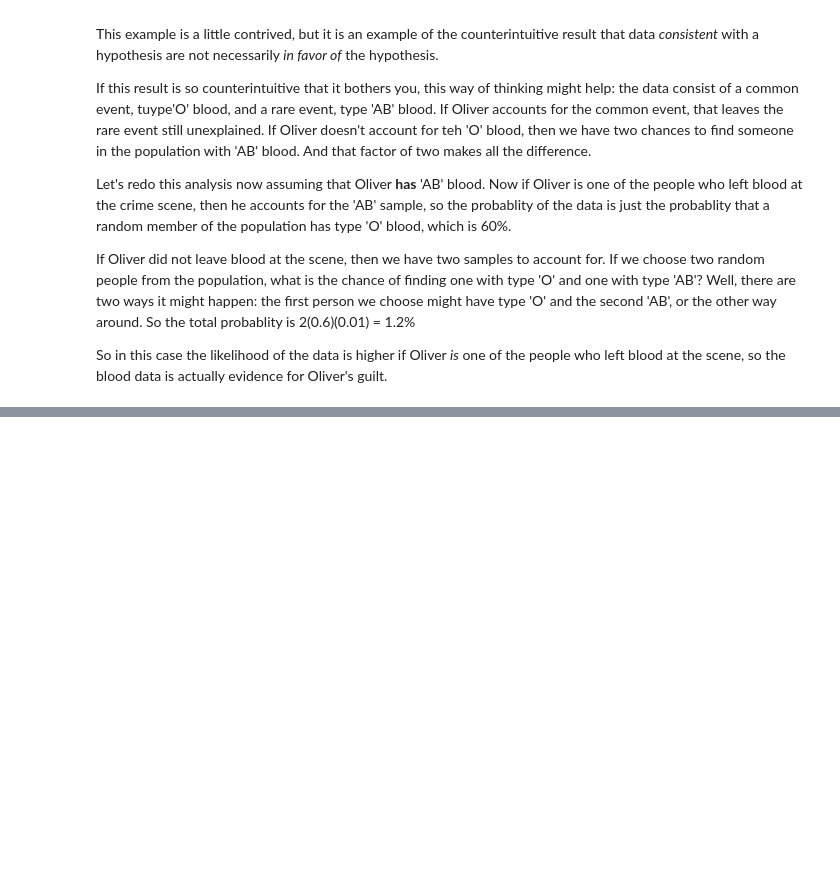
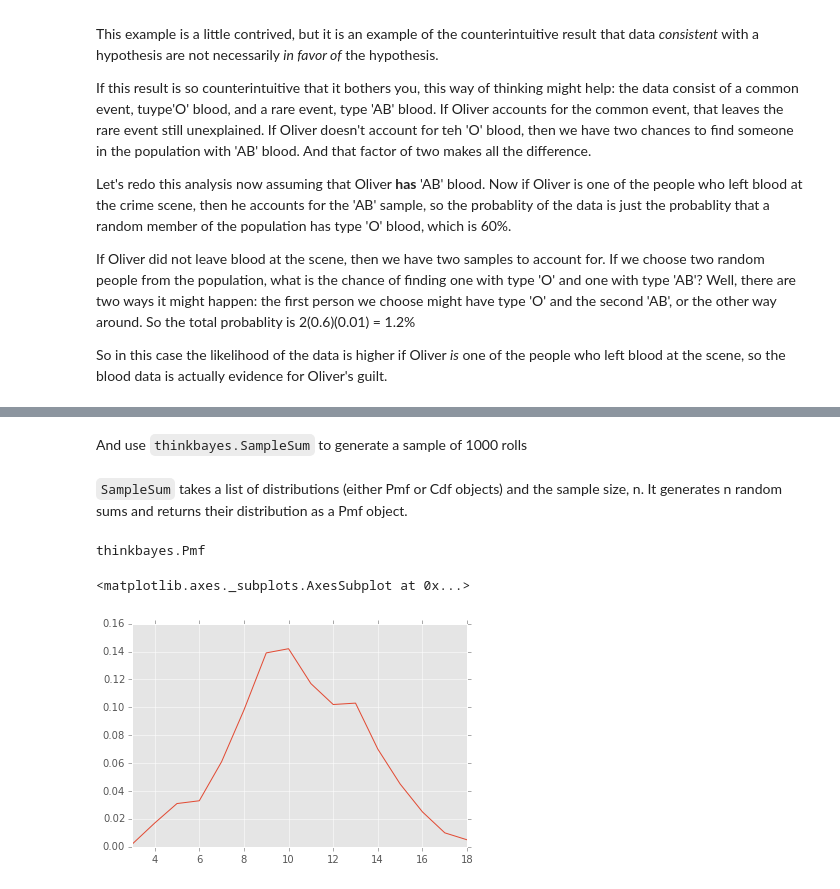
Before and after one commit to doolingdavid/ThinkBayes, a Jupyter notebook: code/newnotes.ipynb, the cells around one changed output, grey strips where cells are left out. Saved outputs shown, nothing was run; the diff lists cells and outputs as text; code cells hidden in the pictures; blank space fills up the shorter version.

````diff
--- a/code/newnotes.ipynb
+++ b/code/newnotes.ipynb
@@ -2388,0 +2409,28 @@ So in this case the likelihood of the data is higher if Oliver _is_ one of the p
+# %%
+import thinkbayes
+
+class Die(thinkbayes.Pmf):
+
+    def __init__(self, sides):
+        thinkbayes.Pmf.__init__(self)
+        for x in xrange(1, sides+1):
+            self.Set(x,1)
+        self.Normalize()
+# %%
+d6 = Die(6)
+# %% [markdown]
+And use ```thinkbayes.SampleSum``` to generate a sample of 1000 rolls
+# %%
+dice = [d6]*3
+three = thinkbayes.SampleSum(dice, 1000)
+# %% [markdown]
+```SampleSum``` takes a list of distributions (either Pmf or Cdf objects) and the sample size, n. It generates n random sums and returns their distribution as a Pmf object.
+# %%
+type(three)
+# %% [output]
+thinkbayes.Pmf
+# %%
+pd.Series(list(three.Render()[1]), index=list(three.Render()[0])).plot()
+# %% [output]
+<matplotlib.axes._subplots.AxesSubplot at 0x...>
+[figure, added]
````
Also changed, not shown: parts of 1 cell of this notebook.
